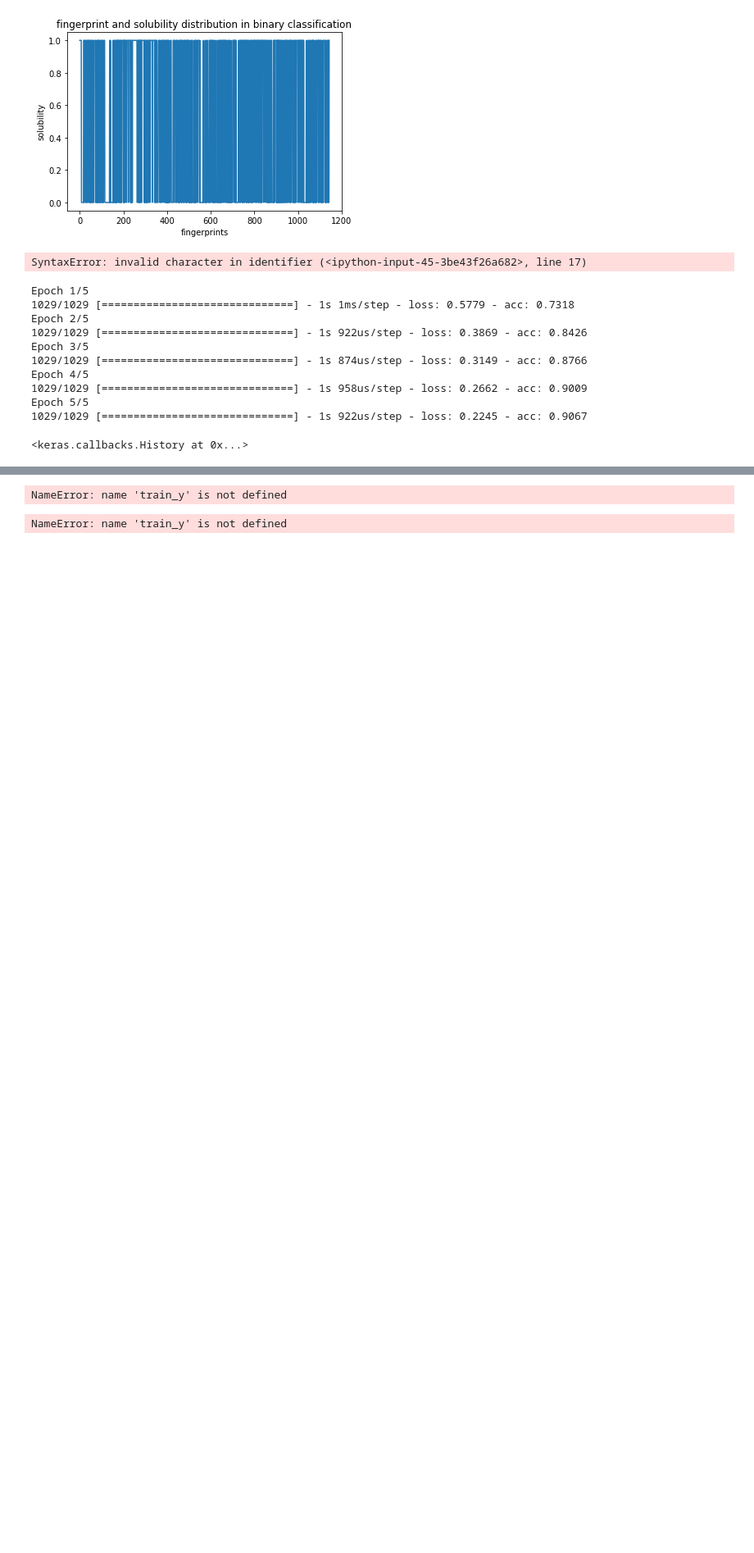
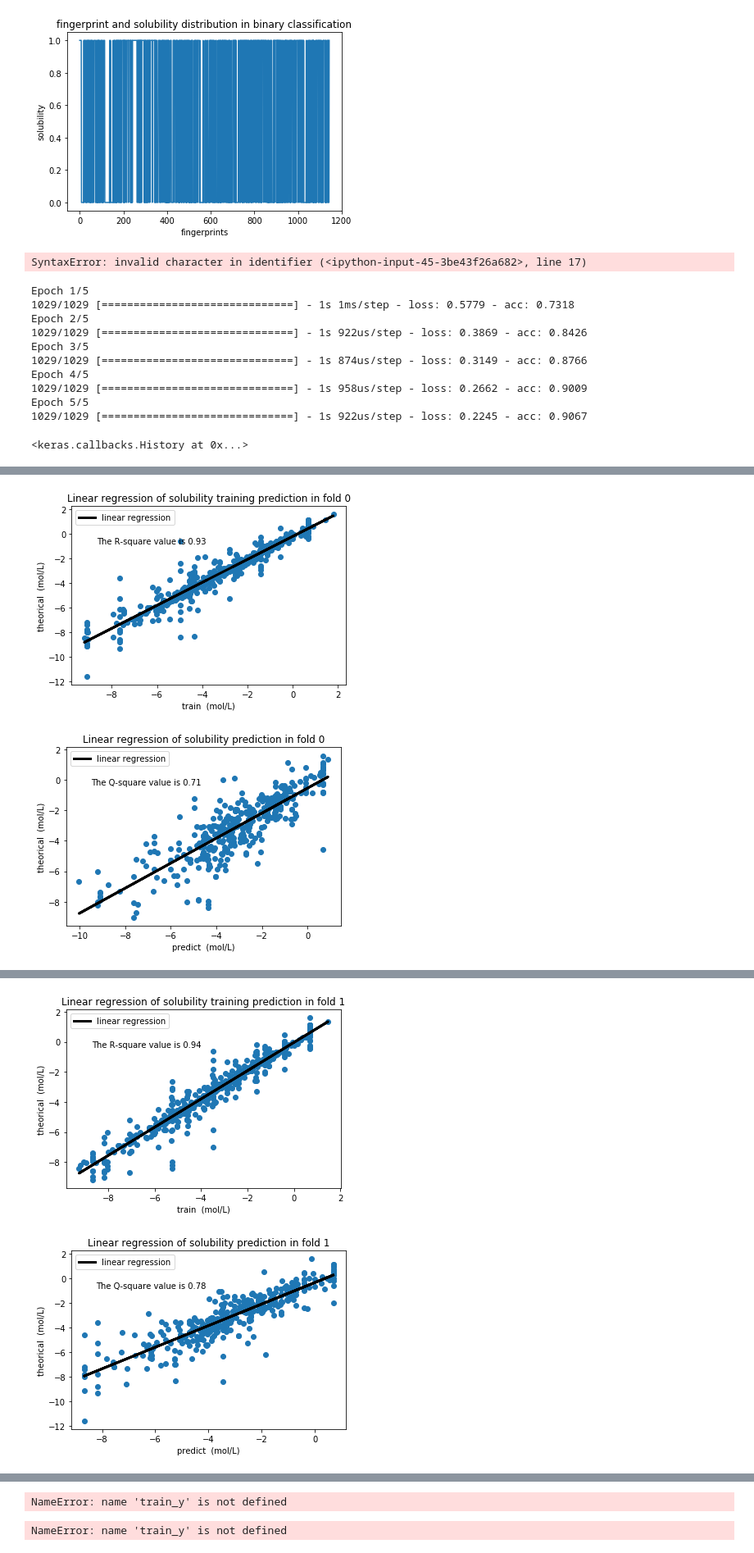
Before and after one commit to JBwdn/Latent, a Jupyter notebook: Chemicals_Keras.ipynb, the cells around one changed output, grey strips where cells are left out. Shown: that part at 82% size. Saved outputs shown, nothing was run; the diff lists cells and outputs as text; code cells hidden in the pictures; blank space fills up the shorter version.

Commit message:
linear_regression

```diff
--- a/Chemicals_Keras.ipynb
+++ b/Chemicals_Keras.ipynb
@@ -62,7 +62,7 @@ def load_chemicals(path):
 #             "solubilities": solubilities,
 
 
-data = load_chemicals("/Users/duanran/Desktop/Latent-RAN/data/solubility/delaney.csv")
+data = load_chemicals("C:/Users/DR/Desktop/P2/Latent-master/data/solubility/delaney.csv")
 # %%
 """Convert SMILES into fingerprint"""
 def chemFP(chem, FINGERPRINT_SIZE, MIN_PATH=1, MAX_PATH=5):
@@ -238,0 +252,74 @@ cvscores = []
+# %%
+import statsmodels.api as sm
+import math
+
+def get_r2_numpy(x, y):
+    slope, intercept = np.polyfit(x, y, 1)
+    r_squared = 1 - (sum((y - (slope * x + intercept))**2) / ((len(y) - 1) * np.var(y, ddof=1)))
+    return r_squared
+
+def get_r2_scipy(x, y):
+    _, _, r_value, _, _ = stats.linregress(x, y)
+    return r_value**2
+
+def get_r2_statsmodels(x, y):
+    return sm.OLS(y, sm.add_constant(x)).fit().rsquared
+# %%
+"""StratifiedKFold"""
+from scipy import stats
+from sklearn.model_selection import StratifiedKFold
+from sklearn.model_selection import KFold
+from sklearn.linear_model import LinearRegression
+import matplotlib.pyplot as plt
+train_xx=train_x_flatten.T
+train_yy=train_y_b4.T
+# Split the dataset in 3 folds
+sfolder = KFold(n_splits=3,random_state=0,shuffle=True)
+sfolder.get_n_splits(train_xx,train_yy)
+
+network=create_network()
+predict=[]
+train_=[]
+i=0
+
+for i, (train, test) in enumerate(sfolder.split(train_xx,train_yy)):
+    X_train, X_test = train_xx[train], train_xx[test]
+    y_train, y_test = train_yy[train], train_yy[test]
+
+    # Train the model with each combination of folds
+    network.fit(X_train,  y_train,batch_size=5, epochs=500)
+    train_.append(network.predict(X_train))
+    predict.append(network.predict(X_test))
+
+
+    r_square=get_r2_statsmodels(train_[i],y_train)
+    q_square=get_r2_statsmodels(predict[i],y_test)
+
+    model=LinearRegression()
+    model.fit(train_[i],y_train)
+    ax=plt.gca()
+    plt.scatter(train_[i],y_train)
+    y_train_pred=model.predict(train_[i])
+    plt.title('Linear regression of solubility training prediction in fold '+str(i))
+    plt.text(0.5,0.78,"The R-square value is %.2f " % r_square, verticalalignment='bottom', horizontalalignment='right',transform=ax.transAxes)
+    plt.plot(train_[i],y_train_pred,color='black',linewidth=3,label="linear regression")
+    plt.legend(loc=2)
+    plt.xlabel("train  (mol/L)")
+    plt.ylabel("theorical  (mol/L)")
+    plt.show()
+
+    model=LinearRegression()
+    model.fit(predict[i],y_test)
+    ax=plt.gca()
+    plt.scatter(predict[i],y_test)
+    y_train_pred=model.predict(predict[i])
+    plt.title('Linear regression of solubility prediction in fold '+str(i))
+    plt.text(0.5,0.78,"The Q-square value is %.2f " % q_square,verticalalignment='bottom', horizontalalignment='right',transform=ax.transAxes)
+    plt.plot(predict[i],y_train_pred,color='black',linewidth=3,label="linear regression")
+    plt.legend(loc=2)
+    plt.xlabel("predict  (mol/L)")
+    plt.ylabel("theorical  (mol/L)")
+    plt.show()
+
+    i=i+1
+# %% [output]
@@ -238,0 +343,2 @@ cvscores = []
+[figure, added]
+[figure, added]
@@ -238,0 +362,2 @@ cvscores = []
+[figure, added]
+[figure, added]
```
Also changed, not shown: parts of 6 cells of this notebook.
